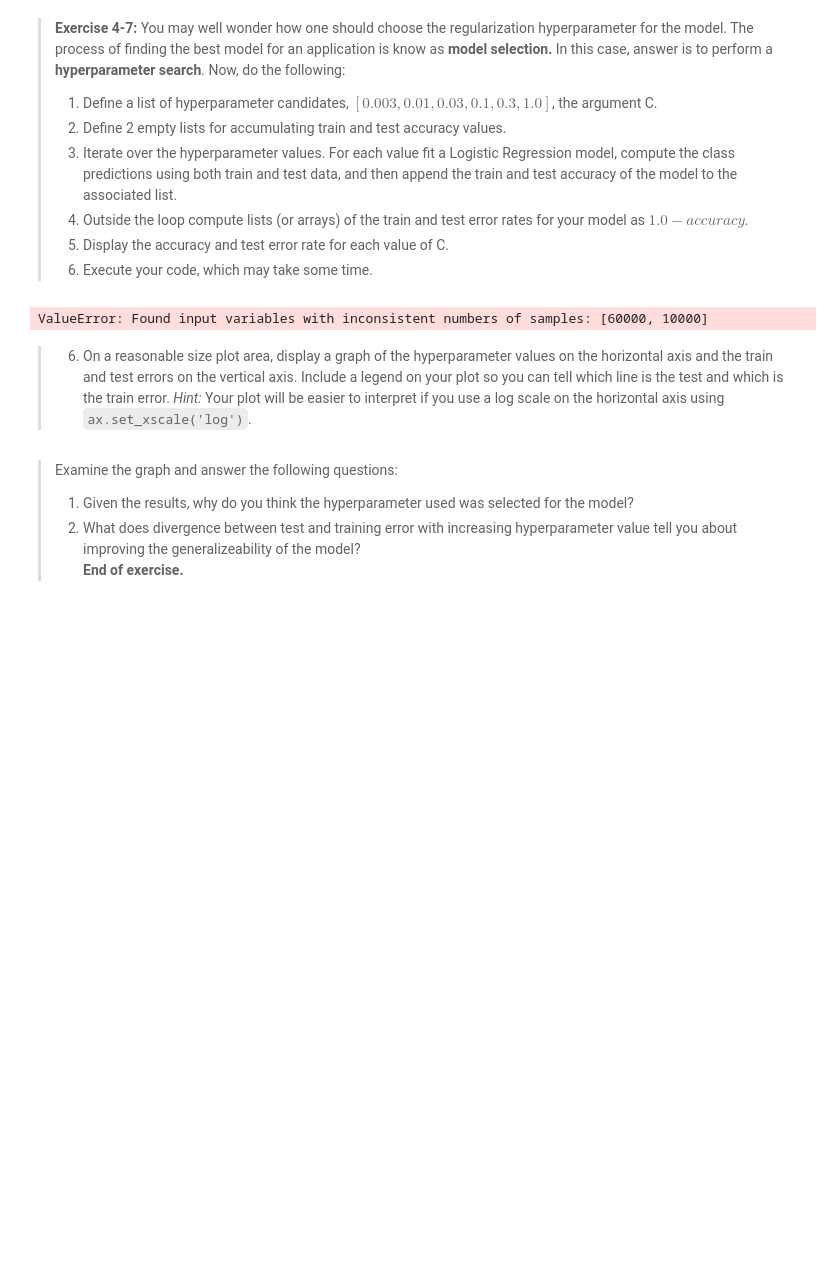
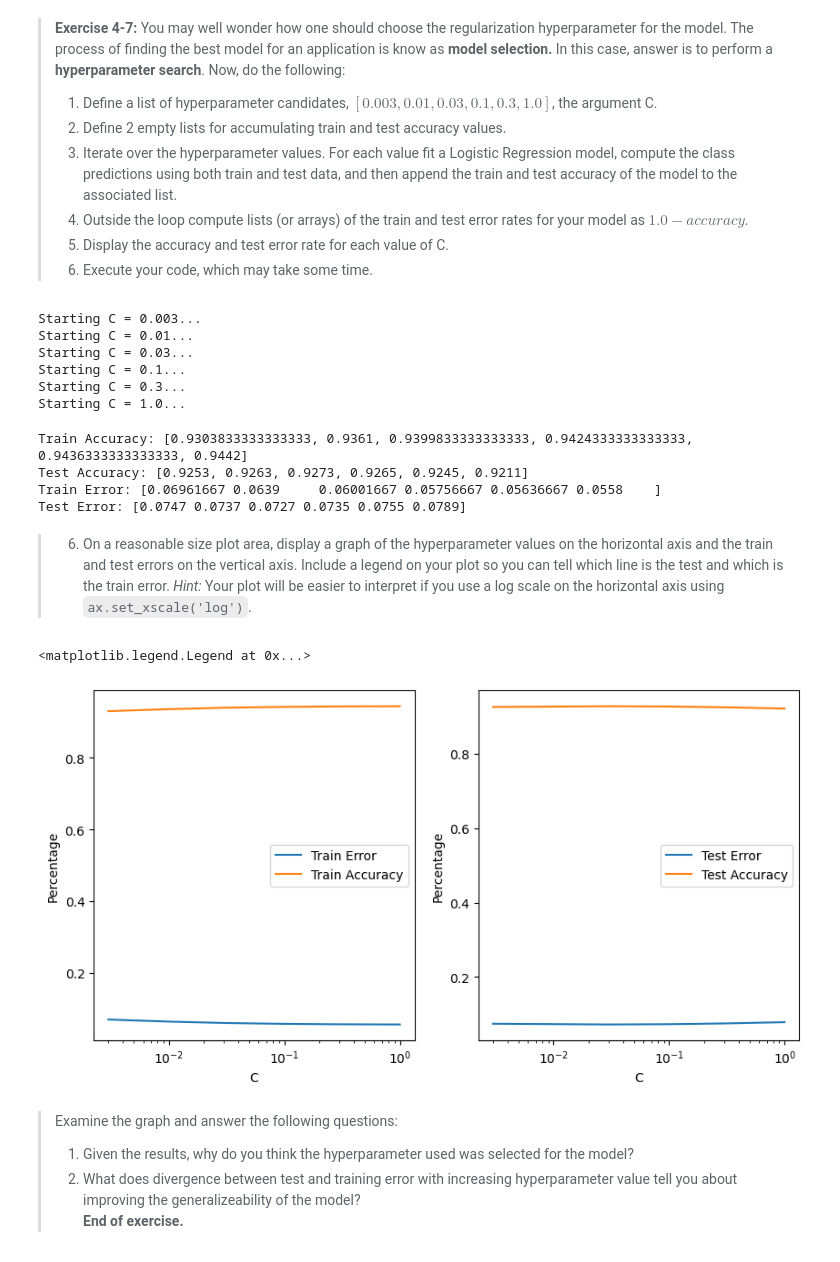
Before and after one commit to StephenElston/CSCI-E25, a Jupyter notebook: Labs/4_IntroductionToMachineLearningForCV.ipynb, the cells around one changed output. Drawn from its saved outputs; the diff is of its cells as text; code cells hidden in the pictures; blank space fills up the shorter version.

```diff
--- a/Labs/4_IntroductionToMachineLearningForCV.ipynb
+++ b/Labs/4_IntroductionToMachineLearningForCV.ipynb
@@ -429,27 +422,68 @@ From the probabilities and the images we see, it appears that some off standard
 np.random.seed(7890)
 ## Put your code below
 # Define a list of hyperparameter candidates,  [0.003,0.01,0.03,0.1,0.3,1.0] , the argument C.
-c_values = [0.003]#,0.01,0.03,0.1,0.3,1.0]
+c_values = [0.003,0.01,0.03,0.1,0.3,1.0]
 # Define 2 empty lists for accumulating train and test accuracy values.
 train_accuracy = []
 test_accuracy = []
 # Iterate over the hyperparameter values. For each value fit a Logistic Regression model, compute the class predictions
 #   using both train and test data, and then append the train and test accuracy of the model to the associated list.
 for c_value in c_values:
-    reg = sklm.LogisticRegression(penalty='l2', C=C, multi_class='multinomial', solver ='newton-cg').fit(train_images, train_labels)
+    print(f"Starting C = {c_value}...")
+    reg = sklm.LogisticRegression(penalty='l2', C=c_value, multi_class='multinomial', solver ='newton-cg').fit(train_images, train_labels)
     class_predictions_test = reg.predict(test_images)
+    test_accuracy.append(metrics.accuracy_score(test_labels, class_predictions_test))
+    class_predictions_train = reg.predict(train_images)
     train_accuracy.append(metrics.accuracy_score(train_labels, class_predictions_train))
-    class_predictions_train = reg.predict(train_images)
-    test_accuracy.append(metrics.accuracy_score(test_labels, class_predictions_test))
-# Outside the loop compute lists (or arrays) of the train and test error rates for your model as  1.0−accuracy .
-# Display the accuracy and test error rate for each value of C.
-# Execute your code, which may take some time.
 # %% [output]
-ValueError: Found input variables with inconsistent numbers of samples: [60000, 10000]
+Starting C = 0.003...
+Starting C = 0.01...
+Starting C = 0.03...
+Starting C = 0.1...
+Starting C = 0.3...
+Starting C = 1.0...
+# %%
+#####Separated the regression cell so I could work on this part independently
+# Outside the loop compute lists (or arrays) of the train and test error rates for your model as  1.0−accuracy .
+train_error = 1 - np.array(train_accuracy)
+test_error = 1 - np.array(test_accuracy)
+# Display the accuracy and test error rate for each value of C.
+print(f"Train Accuracy: {train_accuracy}")
+print(f"Test Accuracy: {test_accuracy}")
+print(f"Train Error: {train_error}")
+print(f"Test Error: {test_error}")
+# Execute your code, which may take some time.
+# %% [output]
+Train Accuracy: [0.9303833333333333, 0.9361, 0.9399833333333333, 0.9424333333333333, 0.9436333333333333, 0.9442]
+Test Accuracy: [0.9253, 0.9263, 0.9273, 0.9265, 0.9245, 0.9211]
+Train Error: [0.06961667 0.0639     0.06001667 0.05756667 0.05636667 0.0558    ]
+Test Error: [0.0747 0.0737 0.0727 0.0735 0.0755 0.0789]
 # %% [markdown]
 > 6. On a reasonable size plot area, display a graph of the hyperparameter values on the horizontal axis and the train and test errors on the vertical axis. Include a legend on your plot so you can tell which line is the test and which is the train error. *Hint:* Your plot will be easier to interpret if you use a log scale on the horizontal axis using `ax.set_xscale('log')`.
 # %%
 ## Put your code below
+fig, ax = plt.subplots(1,2, figsize=(10,5))
+
+ax[0].plot(c_values, train_error, label='Train Error')
+ax[1].plot(c_values, test_error, label='Test Error')
+
+ax[0].plot(c_values, train_accuracy, label='Train Accuracy')
+ax[1].plot(c_values, test_accuracy, label='Test Accuracy')
+
+ax[0].set_xscale('log')
+ax[1].set_xscale('log')
+
+ax[0].set_xlabel('C')
+ax[1].set_xlabel('C')
+
+ax[0].set_ylabel('Percentage')
+ax[1].set_ylabel('Percentage')
+
+ax[0].legend()
+ax[1].legend()
+# %% [output]
+<matplotlib.legend.Legend at 0x...>
+[figure, added]
 # %% [markdown]
 > Examine the graph and answer the following questions:
 > 1. Given the results, why do you think the hyperparameter used was selected for the model?
```
Also changed, not shown: parts of 3 cells of this notebook.
